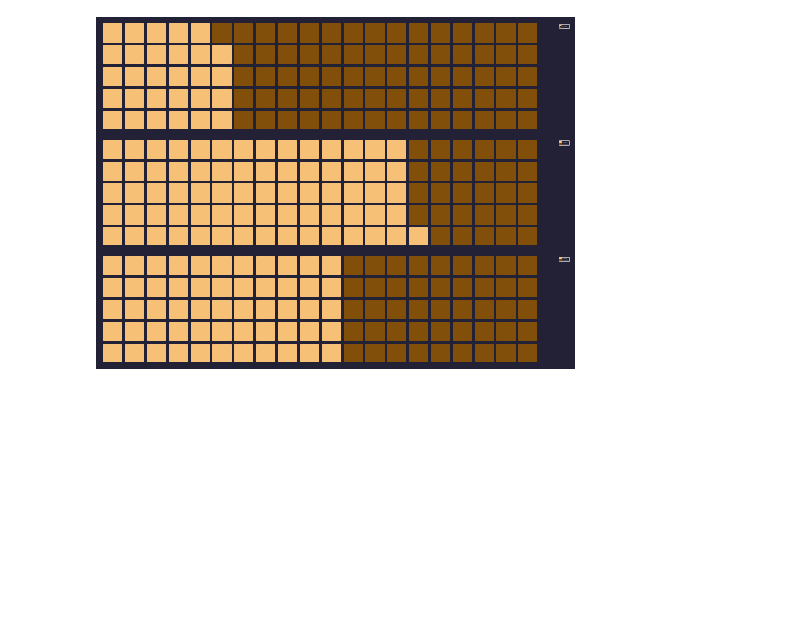
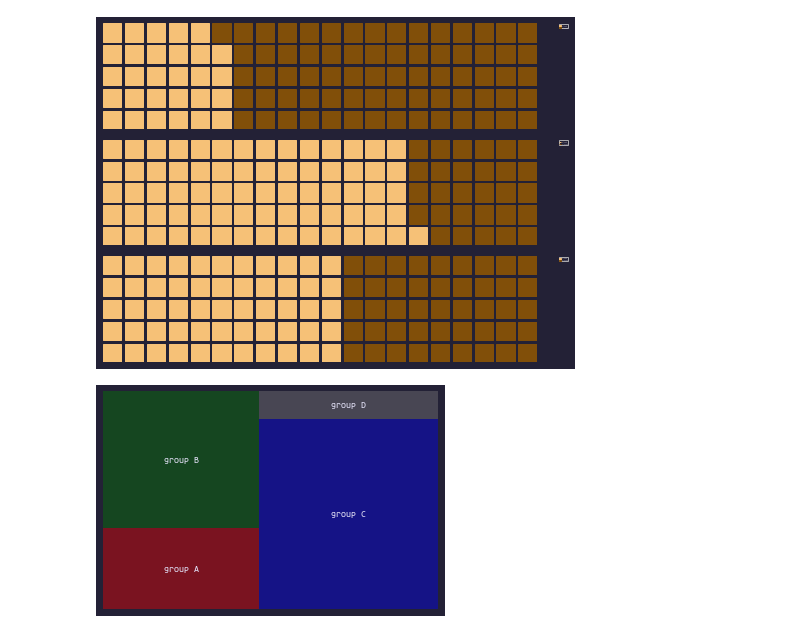
Before and after one commit to msimbao/counselsonlifestyle, a Jupyter notebook: plots/finalplayground.ipynb, the cells around one changed output. Cells and saved outputs as stored; diff of their text form; code cells hidden in the pictures; blank space fills up the shorter version.

```diff
--- a/plots/finalplayground.ipynb
+++ b/plots/finalplayground.ipynb
@@ -820,3 +815,14 @@ fig = plt.figure(
 plt.show()
 # %% [output]
 [figure]
+# %%
+#libraries
+import matplotlib.pyplot as plt
+import squarify # pip install squarify (algorithm for treemap)
+
+# Change color
+squarify.plot(sizes=[13,22,35,5], label=["group A", "group B", "group C", "group D"], color=["red","green","blue", "grey"], alpha=.4 )
+plt.axis('off')
+plt.show()
+# %% [output]
+[figure, added]
```
Also changed, not shown: parts of 6 cells of this notebook, 15 other files.
